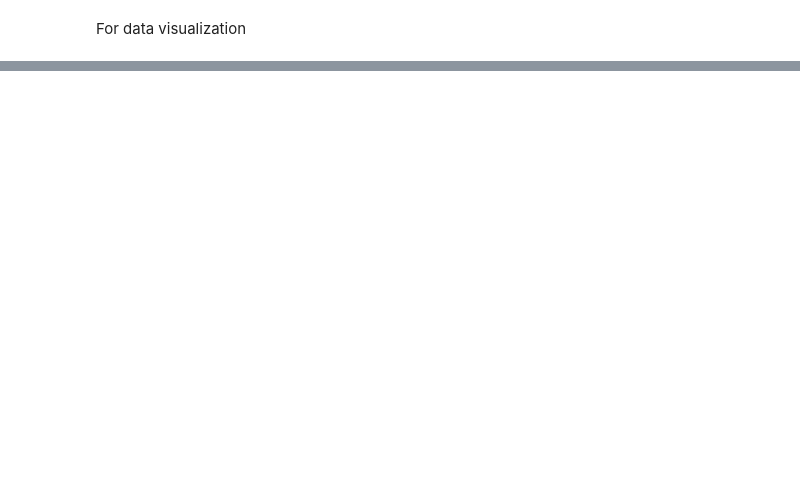
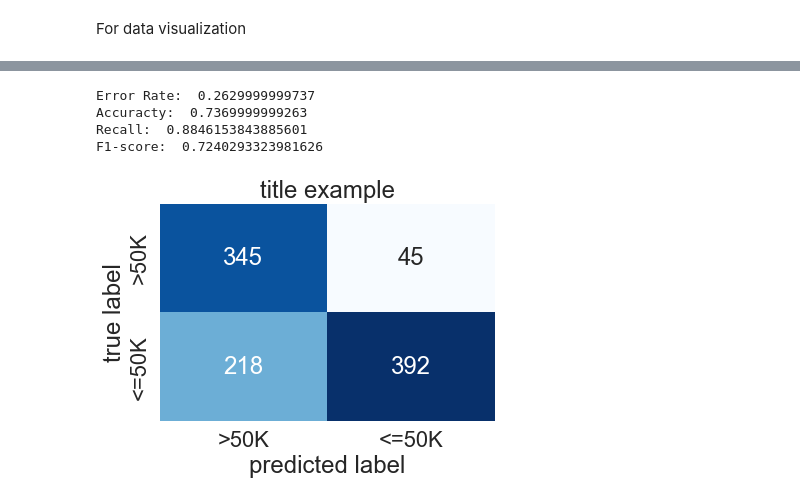
Before and after one commit to CuongNN218/DecisionTree, a Jupyter notebook: preprocessing.ipynb, the cells around one changed output, grey strips where cells are left out. Cells and saved outputs as stored; diff of their text form; code cells hidden in the pictures; blank space fills up the shorter version.

```diff
--- a/preprocessing.ipynb
+++ b/preprocessing.ipynb
@@ -1179,7 +1209,7 @@ def load_model(model_path):
 # %%
-root = load_model('model.txt')
-predict(root, test_data)
-pred_data['True'] = pred_data['True'].replace(['<=50K', '>50K'],['0', '1'])
-pred_data['Prediction'] = pred_data['Prediction'].replace(['<=50K', '>50K'],['0', '1'])
-pred_data[:10]
+predict(root_2, test_data, 'exp_2.csv')
+pred_data_2 = pd.read_csv('exp_2.csv')
+pred_data_2['True'] = pred_data_2['True'].replace(['<=50K', '>50K'],['0', '1'])
+pred_data_2['Prediction'] = pred_data_2['Prediction'].replace(['<=50K', '>50K'],['0', '1'])
+pred_data_2[:10]
 # %% [output]
@@ -1187,11 +1227,17 @@ AttributeError: 'NoneType' object has no attribute 'label'
 # %%
-pos, neg, true, false, N, tp, tn, fp, fn = counter(pred_data)
+pos, neg, true, false, N, tp, tn, fp, fn = counter(pred_data_2)
 err, acc, recall, f1 = cal_metric(tp, tn, fp, fn)
 print("Error Rate: ", err)
 print("Accuracty: ", acc)
 print("Recall: ", recall)
 print("F1-score: ", f1)
 val = np.array([[tp, fn], [fp, tn]])
 classes = ['>50K', '<=50K']
 title = "title example"
 plot_matrix(val, classes, title)
+# %% [output]
+Error Rate:  0.2629999999737
+Accuracty:  0.7369999999263
+Recall:  0.8846153843885601
+F1-score:  0.7240293323981626
+[figure, added]
```
Also changed, not shown: parts of 20 cells of this notebook.
